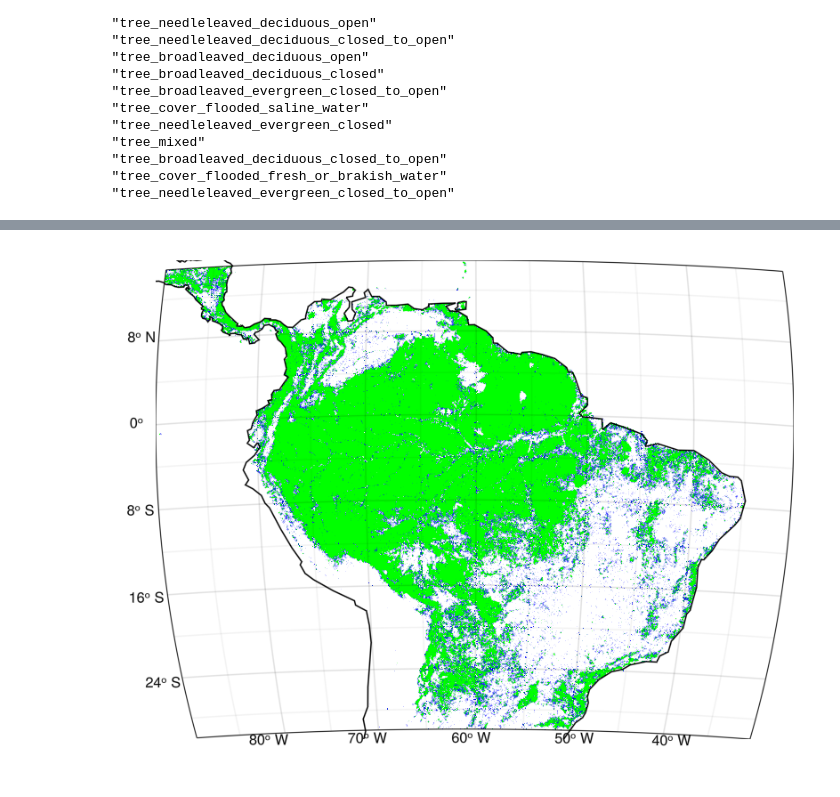
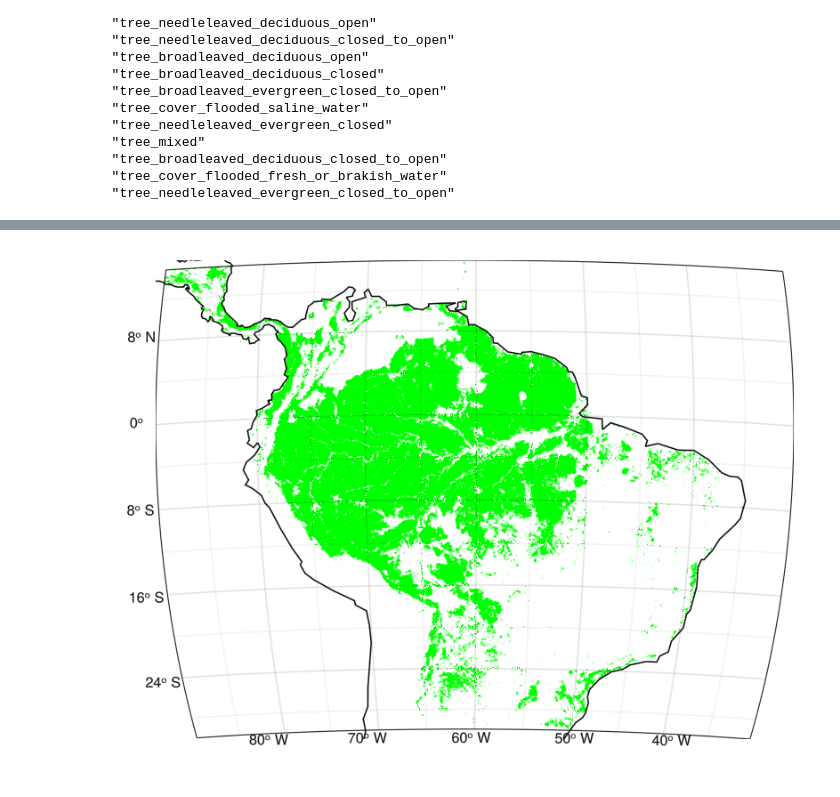
Before and after one commit to Eisenbahnplatte/spatio_temporal_data-rainforest_development, a Jupyter notebook: rainforest_test.ipynb, the cells around one changed output, grey strips where cells are left out. Saved outputs shown, nothing was run; the diff lists cells and outputs as text; code cells hidden in the pictures.

```diff
--- a/rainforest_test.ipynb
+++ b/rainforest_test.ipynb
@@ -61,22 +56,20 @@ global_figure = Rainforestlib.build_figure_by_lcc_classes(lc, rainforest_values;
 # %%
 using .Rainforestlib
 
 # local is the default, and makes the map as large as the datapoints
 # but can me changed by setting
 
 using Colors, ColorSchemes
 
-mycmap = ColorScheme([RGB{Float64}(i, 1.5i, 2i) for i in [0.0, 0.25, 0.35, 0.5]])
-
 custom_colormap = [
     RGB(1.0, 1.0, 1.0),  # Red
     RGB(0.0, 0.0, 1.0),  # Blue
     RGB(0.0, 1.0, 0.0)   # Green
 ]
 
-local_figure = Rainforestlib.build_figure_by_lcc_classes(filtered_dc, all_forest_values; colormap = custom_colormap, colorrange = (0,2))
+local_figure = Rainforestlib.build_figure_by_lcc_classes(filtered_dc, all_forest_values; colormap = custom_colormap, colorrange = (0,1), set_nan = true)
 # %% [output]
-[figure, old version]
+[figure, new version]
 # %%
 using .Rainforestlib
 
```
Also changed, not shown: parts of 6 cells of this notebook, 3 other files.
